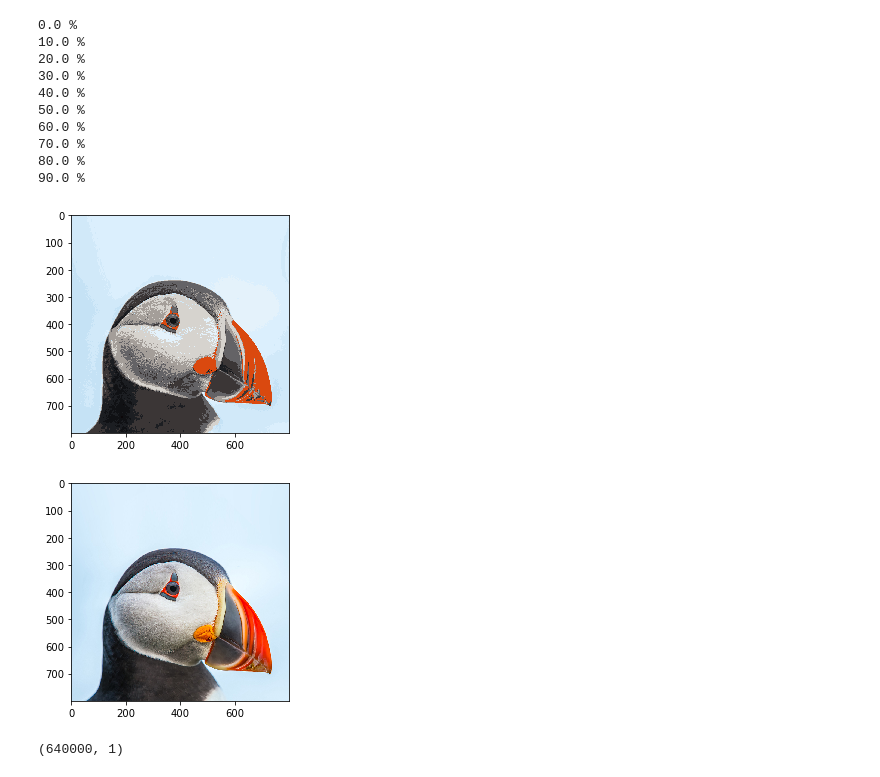
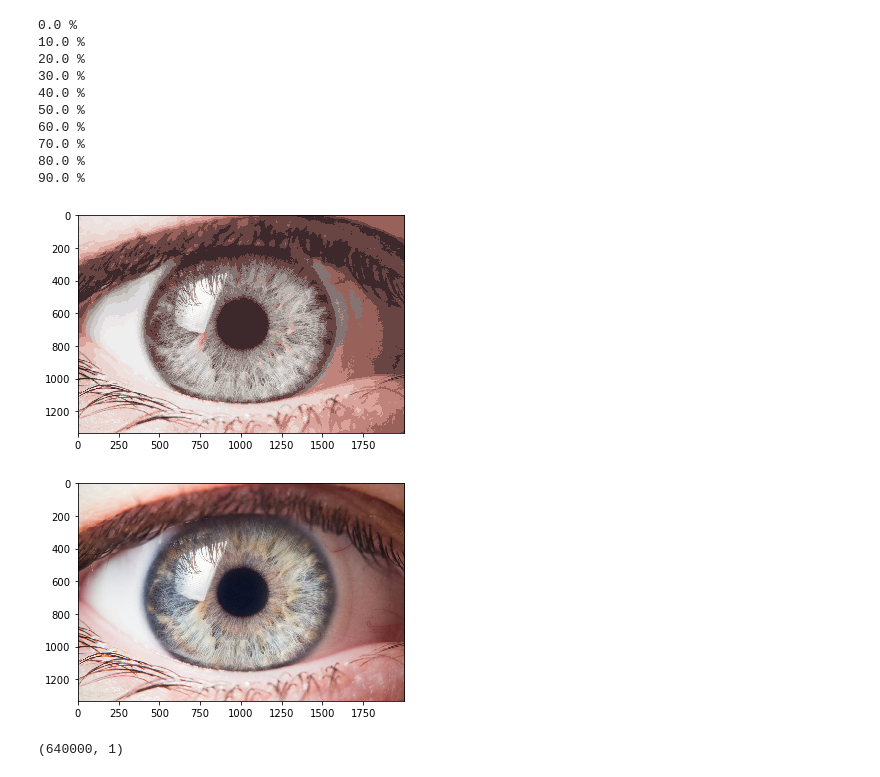
Before and after one commit to PoojanSmart/KNN-Image-Compression, a Jupyter notebook: KNN_image_compression.ipynb, the cells around one changed output. Saved outputs shown, nothing was run; the diff lists cells and outputs as text; code cells hidden in the pictures.

```diff
--- a/KNN_image_compression.ipynb
+++ b/KNN_image_compression.ipynb
@@ -68,26 +68,26 @@ def arrToImg(arr):
     plt.imshow(arr, interpolation='nearest')
     plt.show()
 # %%
-centroids , belongs , shape = compress("puffin.jpg",10)
+centroids , belongs , shape = compress("images/pupil-arrest.jpg",10)
 arrToImg(reconstruct(centroids , belongs , shape))
 # %% [output]
 0.0 %
 10.0 %
 20.0 %
 30.0 %
 40.0 %
 50.0 %
 60.0 %
 70.0 %
 80.0 %
 90.0 %
-[figure, old version]
+[figure, new version]
 # %%
-img = Image.open("puffin.jpg")
+img = Image.open("images/pupil-arrest.jpg")
 img_arr = np.asarray(img)
 arrToImg(img_arr)
 # %% [output]
-[figure, old version]
+[figure, new version]
 # %%
 belongs.shape
 # %% [output]
```
